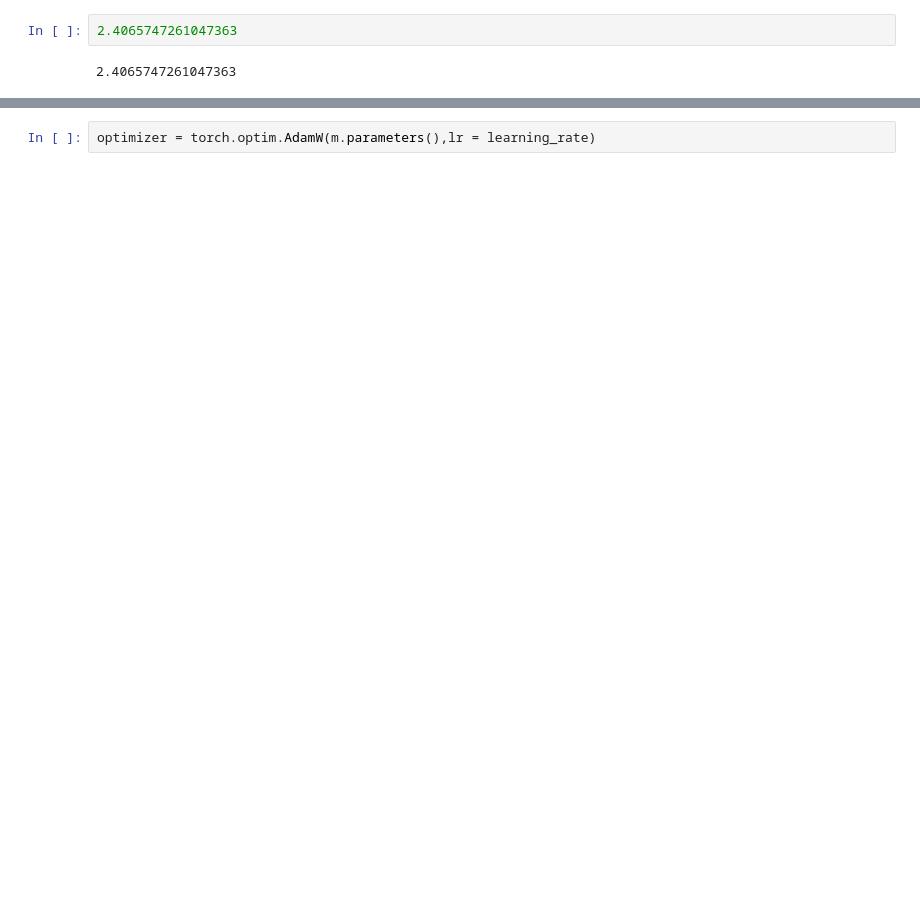
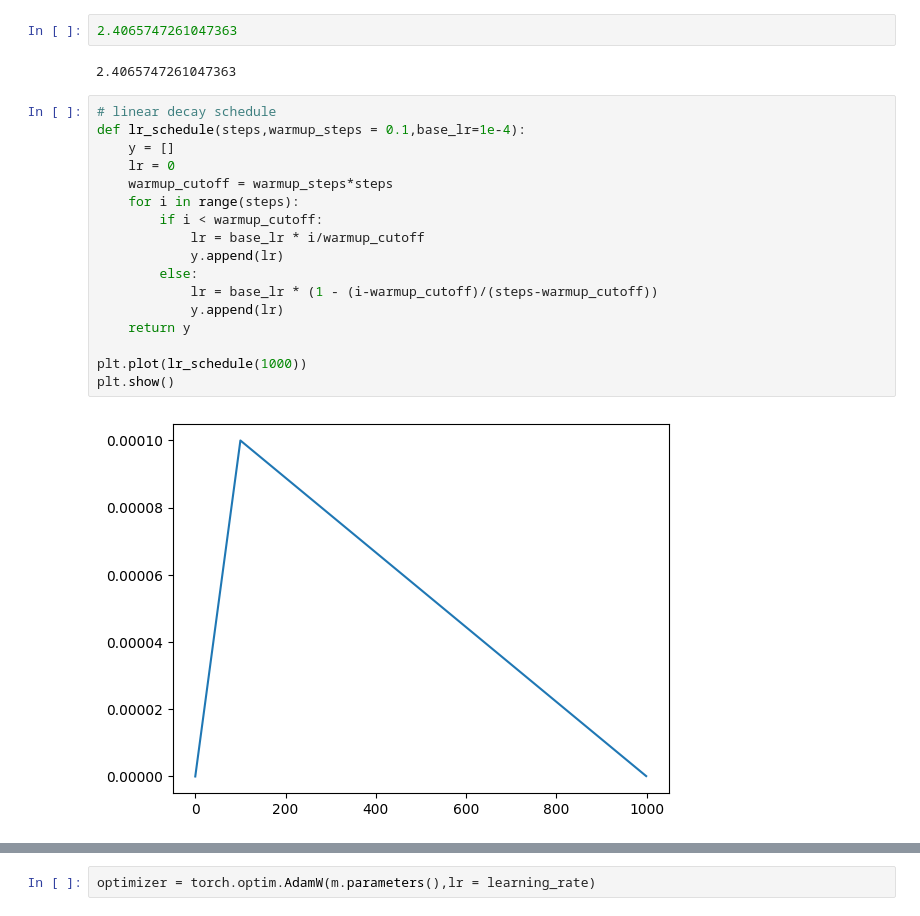
Before and after one commit to godhunter98/nano_transformers, a Jupyter notebook: bigram.ipynb, the cells around one changed output, grey strips where cells are left out. Saved outputs shown, nothing was run; the diff lists cells and outputs as text; blank space fills up the shorter version.

```diff
--- a/bigram.ipynb
+++ b/bigram.ipynb
@@ -318,3 +306,22 @@ Log of BigramLanguageModel forward pass:
 2.4065747261047363
 # %% [output]
 2.4065747261047363
+# %%
+# linear decay schedule
+def lr_schedule(steps,warmup_steps = 0.1,base_lr=1e-4):
+    y = []
+    lr = 0
+    warmup_cutoff = warmup_steps*steps
+    for i in range(steps):
+        if i < warmup_cutoff:
+            lr = base_lr * i/warmup_cutoff
+            y.append(lr)
+        else:
+            lr = base_lr * (1 - (i-warmup_cutoff)/(steps-warmup_cutoff))
+            y.append(lr)
+    return y
+
+plt.plot(lr_schedule(1000))
+plt.show()
+# %% [output]
+[figure, added]
```
Also changed, not shown: parts of 11 cells of this notebook.
